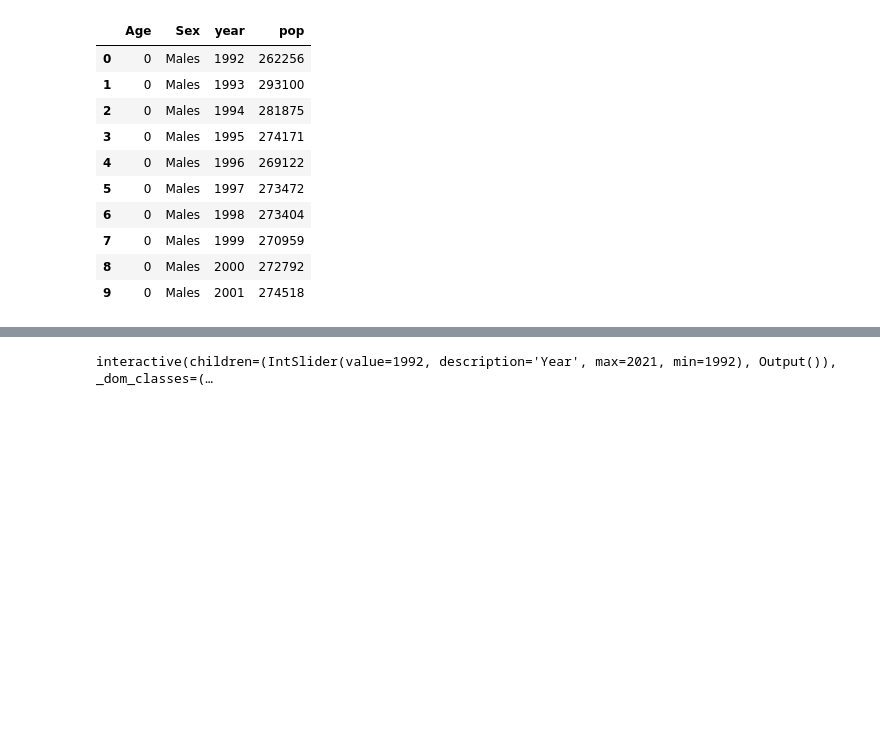
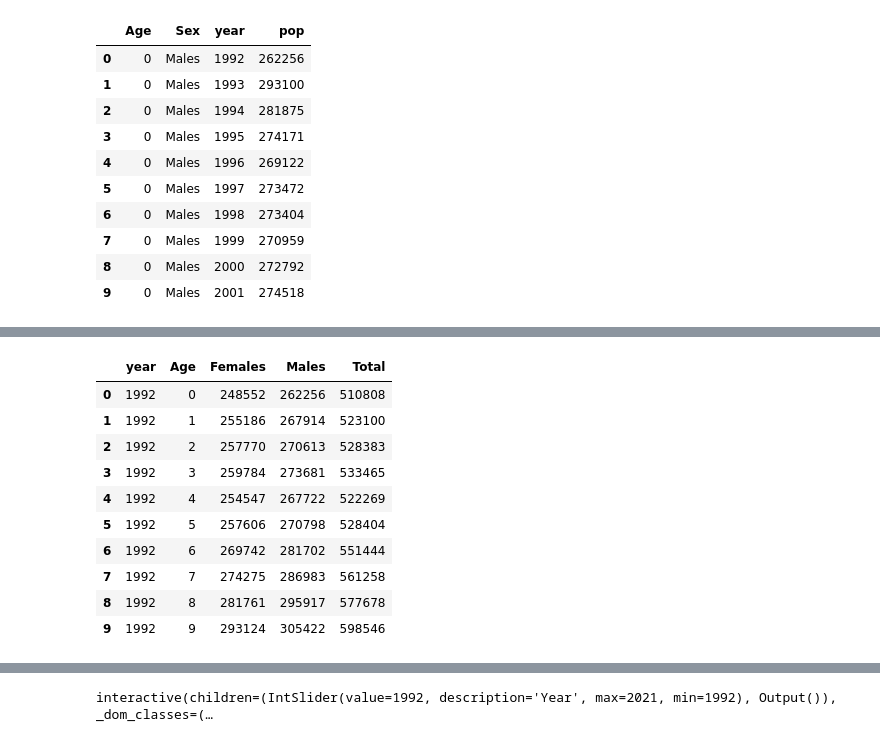
Before and after one commit to NumEconCopenhagen/projects-2024-bolo, a Jupyter notebook: dataproject/dataproject_2.ipynb, the cells around one changed output, grey strips where cells are left out. Saved outputs shown, nothing was run; the diff lists cells and outputs as text; code cells hidden in the pictures; blank space fills up the shorter version.

```diff
--- a/dataproject/dataproject_2.ipynb
+++ b/dataproject/dataproject_2.ipynb
@@ -129,9 +109,6 @@ data_new = pd.concat([data_2020, data_2021], ignore_index=True)
 
 #rename variables in order to have the same names of the other dataset with which I have to append
 data_new.rename(columns = {'Total males' : 'Males', 'Total females': 'Females'}, inplace=True)
-
-#drop column total
-data_new.drop(columns = ['Total'], inplace=True)
 # %%
 #creating a dataset that contains the population from 1991 to 2021
 pop_italy = pd.concat([pop_italy_wide, data_new], ignore_index=True)
@@ -162,3 +145,17 @@ memory usage: 94.9+ KB
+# %%
+pop_italy.head(10)
+# %% [output]
+|  | year | Age | Females | Males | Total |
+| 0 | 1992 | 0 | 248552 | 262256 | 510808 |
+| 1 | 1992 | 1 | 255186 | 267914 | 523100 |
+| 2 | 1992 | 2 | 257770 | 270613 | 528383 |
+| 3 | 1992 | 3 | 259784 | 273681 | 533465 |
+| 4 | 1992 | 4 | 254547 | 267722 | 522269 |
+| 5 | 1992 | 5 | 257606 | 270798 | 528404 |
+| 6 | 1992 | 6 | 269742 | 281702 | 551444 |
+| 7 | 1992 | 7 | 274275 | 286983 | 561258 |
+| 8 | 1992 | 8 | 281761 | 295917 | 577678 |
+| 9 | 1992 | 9 | 293124 | 305422 | 598546 |
 # %%
 # Create a new column with the age group of each observation
 pop_italy['age_group'] = ''
```
Also changed, not shown: parts of 21 cells of this notebook, 3 other files.
